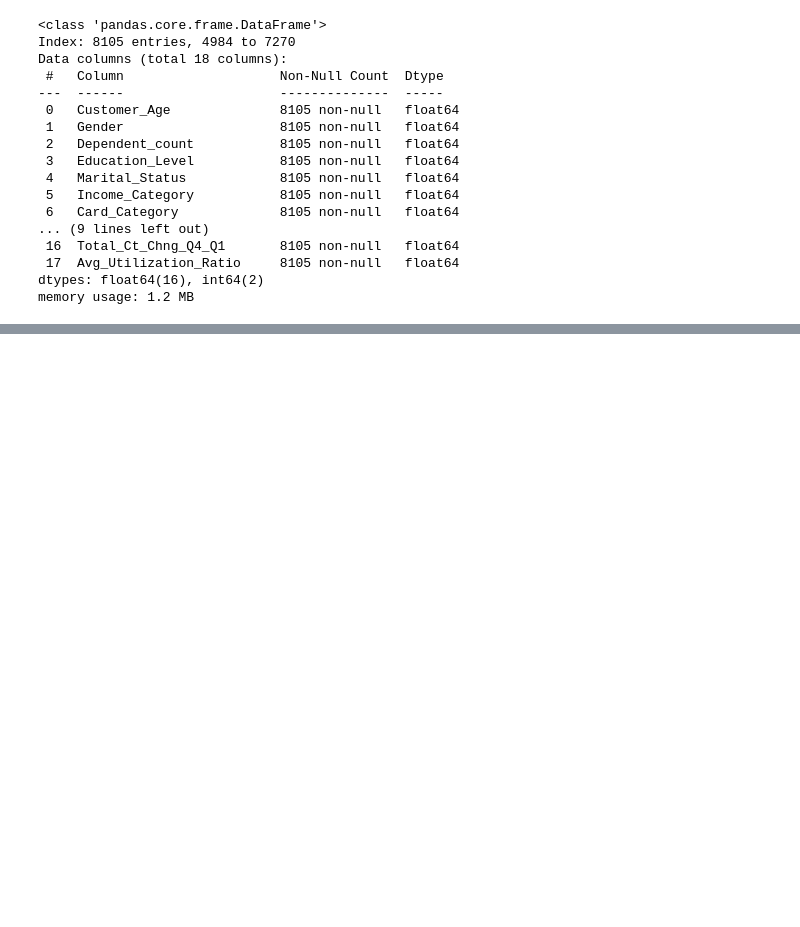
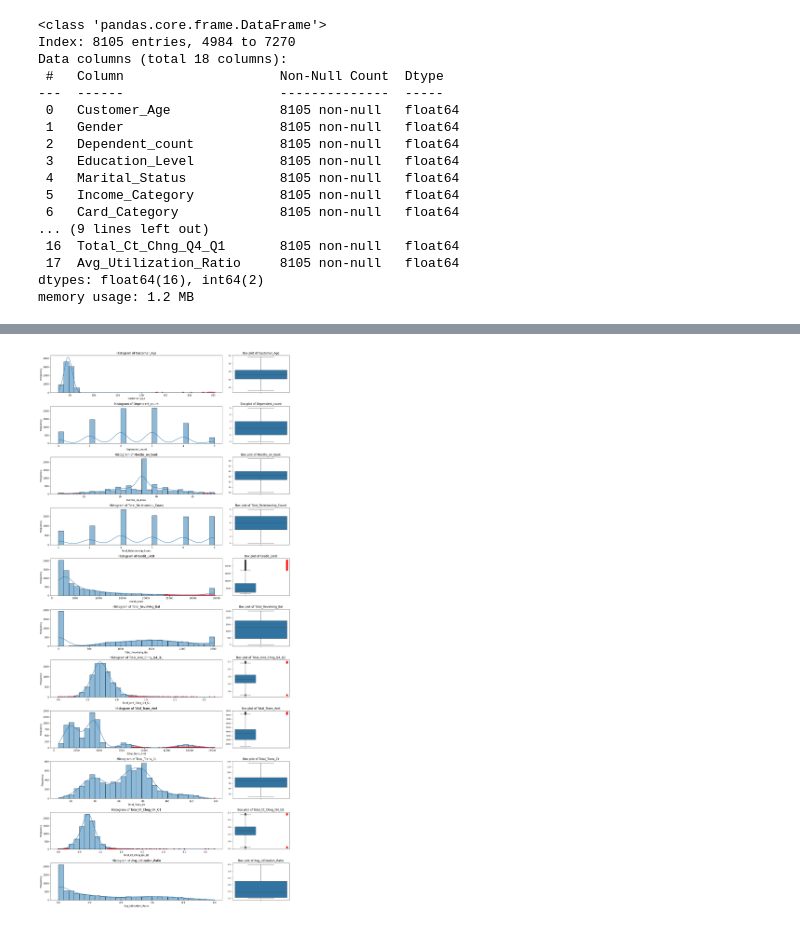
Before and after one commit to SheidaAbedpour/Regression-Credit-Limit-Prediction, a Jupyter notebook: main.ipynb, the cells around one changed output, grey strips where cells are left out. Saved outputs shown, nothing was run; the diff lists cells and outputs as text; code cells hidden in the pictures; blank space fills up the shorter version.

Commit message:
Cleaning Data: Outlier Detection and Treatment

```diff
--- a/main.ipynb
+++ b/main.ipynb
@@ -295,0 +310,47 @@ memory usage: 1.2 MB
+# %%
+numeric_columns = ['Customer_Age', 'Dependent_count', 'Months_on_book', 'Total_Relationship_Count',
+                   'Credit_Limit', 'Total_Revolving_Bal', 'Total_Amt_Chng_Q4_Q1', 'Total_Trans_Amt',
+                   'Total_Trans_Ct', 'Total_Ct_Chng_Q4_Q1', 'Avg_Utilization_Ratio',
+                   ]
+
+
+fig, axes = plt.subplots(nrows=len(numeric_columns), ncols=2, figsize=(15, 3*len(numeric_columns)), gridspec_kw={'width_ratios': [3, 1]})
+
+# Plot histograms
+for i, feature in enumerate(numeric_columns):
+    sns.histplot(train_df[feature], bins=30, kde=True, ax=axes[i, 0])
+    axes[i, 0].set_title(f'Histogram of {feature}')
+    axes[i, 0].set_xlabel(feature)
+    axes[i, 0].set_ylabel('Frequency')
+
+    # Detect and mark outliers using histogram
+    q1 = train_df[feature].quantile(0.25)
+    q3 = train_df[feature].quantile(0.75)
+    iqr = q3 - q1
+    lower_bound = q1 - 1.5 * iqr
+    upper_bound = q3 + 1.5 * iqr
+    outliers = train_df[(train_df[feature] < lower_bound) | (train_df[feature] > upper_bound)]
+    axes[i, 0].scatter(outliers[feature], [0] * len(outliers), color='red', label='Outliers')
+    train_df.loc[(train_df[feature] < lower_bound) | (train_df[feature] > upper_bound), feature] = np.nan
+
+# Plot box plots
+for i, feature in enumerate(numeric_columns):
+    sns.boxplot(data=train_df, y=feature, ax=axes[i, 1], orient='v', width=0.5)
+    axes[i, 1].set_title(f'Box plot of {feature}')
+    axes[i, 1].set_ylabel('')
+    axes[i, 1].set_xlabel('')
+    axes[i, 1].tick_params(axis='y', labelsize=8)
+
+    # Detect and mark outliers using box plot
+    q1 = train_df[feature].quantile(0.25)
+    q3 = train_df[feature].quantile(0.75)
+    iqr = q3 - q1
+    lower_bound = q1 - 1.5 * iqr
+    upper_bound = q3 + 1.5 * iqr
+    outliers = train_df[(train_df[feature] < lower_bound) | (train_df[feature] > upper_bound)]
+    axes[i, 1].scatter([1] * len(outliers), outliers[feature], color='red', label='Outliers')
+
+plt.tight_layout()
+plt.show()
+# %% [output]
+[figure, added]
```
Also changed, not shown: parts of 6 cells of this notebook.
